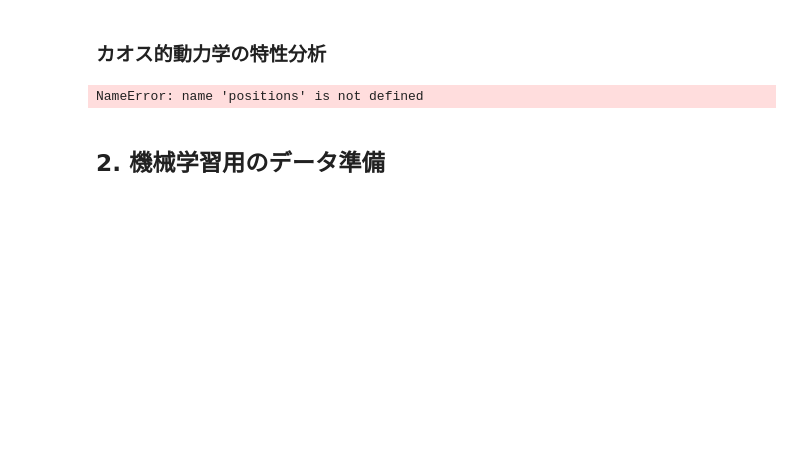
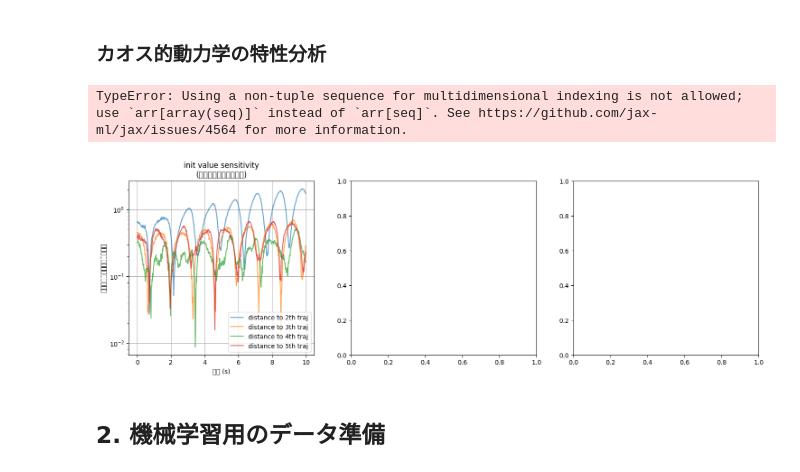
Before and after one commit to shkamiya/ActionAngleNetworks, a Jupyter notebook: notebooks/e2025_0826_double_pendulum.ipynb, the cells around one changed output. Cells and saved outputs as stored; diff of their text form; code cells hidden in the pictures; blank space fills up the shorter version.

```diff
--- a/notebooks/e2025_0826_double_pendulum.ipynb
+++ b/notebooks/e2025_0826_double_pendulum.ipynb
@@ -332,10 +354,10 @@ def analyze_chaotic_behavior(positions, times):
         distance = jnp.sqrt(jnp.sum(diff**2, axis=1))
         separation_distances.append(distance)
 
-        ax.semilogy(times, distance, label=f'軌跡 {i+1}との距離', alpha=0.7)
+        ax.semilogy(times, distance, label=f'distance to {i+1}''th traj', alpha=0.7)
 
     ax.grid(True)
-    ax.set_title('初期条件感度\n(軌跡間距離の時間発展)')
+    ax.set_title('init value sensitivity\n(軌跡間距離の時間発展)')
     ax.set_xlabel('時間 (s)')
     ax.set_ylabel('軌跡間距離（対数スケール）')
     ax.legend()
@@ -387,34 +409,35 @@ def analyze_chaotic_behavior(positions, times):
     ax.grid(True)
     ax.set_title('パワースペクトラム\n(θ1の周波数成分)')
     ax.set_xlabel('周波数 (Hz)')
     ax.set_ylabel('パワー（対数スケール）')
     ax.set_xlim(0, 5)  # 低周波数領域に注目
     ax.legend()
 
     plt.tight_layout()
     plt.show()
 
     # 統計情報
     print("\n=== カオス的特性の統計 ===")
     if len(separation_distances) > 0:
         # リアプノフ指数の粗い推定
         final_separations = [dist[-1] for dist in separation_distances]
         initial_separations = [dist[0] for dist in separation_distances]
         lyapunov_estimates = [np.log(final/initial) / times[-1]
                             for final, initial in zip(final_separations, initial_separations)
                             if initial > 0]
 
         if lyapunov_estimates:
             avg_lyapunov = np.mean(lyapunov_estimates)
             print(f"推定リアプノフ指数: {avg_lyapunov:.3f} (正の値はカオスを示唆)")
 
         print(f"最終的な軌跡間分離: {np.mean(final_separations):.3f} ± {np.std(final_separations):.3f}")
 
 # カオス解析実行
 if len(positions) > 1:
     analyze_chaotic_behavior(positions, times)
 # %% [output]
-NameError: name 'positions' is not defined
+TypeError: Using a non-tuple sequence for multidimensional indexing is not allowed; use `arr[array(seq)]` instead of `arr[seq]`. See https://github.com/jax-ml/jax/issues/4564 for more information.
+[figure, added]
 # %% [markdown]
 ## 2. 機械学習用のデータ準備
 # %%
```
Also changed, not shown: parts of 7 cells of this notebook, 9 other files.
